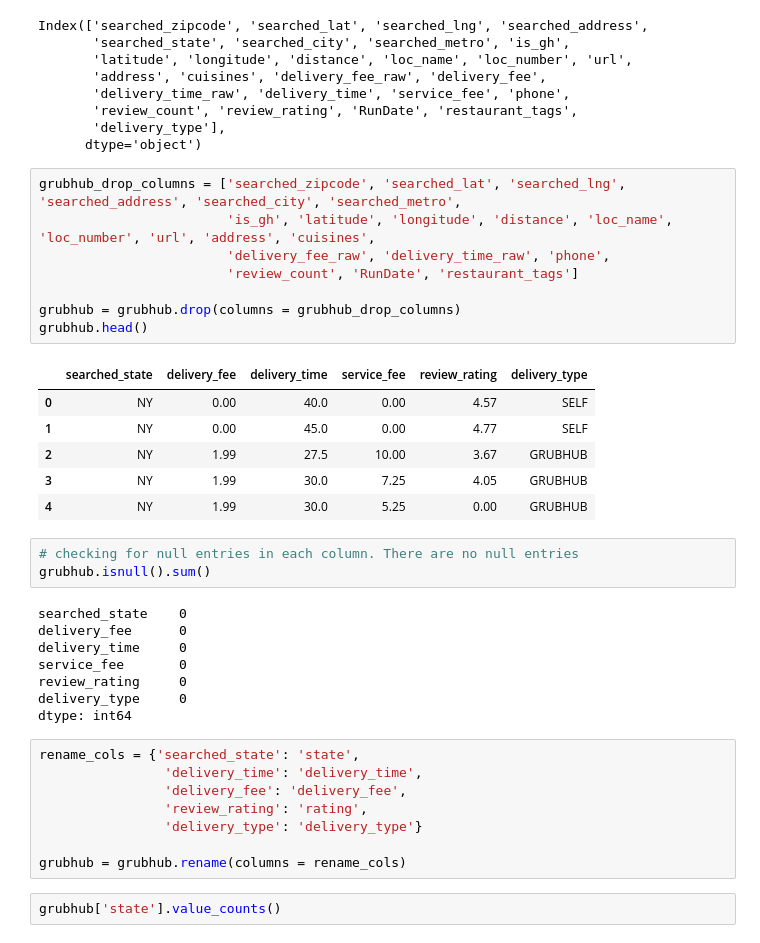
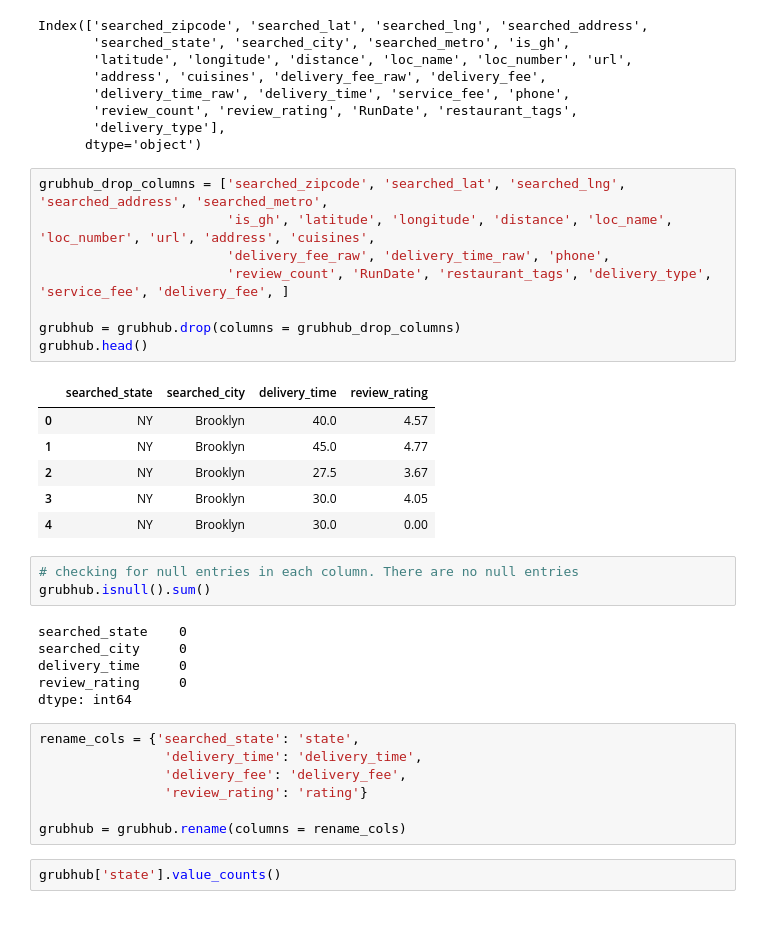
Before and after one commit to COGS108/Group111_WI26, a Jupyter notebook: 02-EDACheckpoint.ipynb, the cells around one changed output. Saved outputs shown, nothing was run; the diff lists cells and outputs as text.

Commit message:
Grubhub EDA

```diff
--- a/02-EDACheckpoint.ipynb
+++ b/02-EDACheckpoint.ipynb
@@ -123,37 +134,34 @@ Index(['searched_zipcode', 'searched_lat', 'searched_lng', 'searched_address',
        'delivery_type'],
       dtype='object')
 # %%
-grubhub_drop_columns = ['searched_zipcode', 'searched_lat', 'searched_lng', 'searched_address', 'searched_city', 'searched_metro',
+grubhub_drop_columns = ['searched_zipcode', 'searched_lat', 'searched_lng', 'searched_address', 'searched_metro',
                         'is_gh', 'latitude', 'longitude', 'distance', 'loc_name', 'loc_number', 'url', 'address', 'cuisines',
                         'delivery_fee_raw', 'delivery_time_raw', 'phone',
-                        'review_count', 'RunDate', 'restaurant_tags']
+                        'review_count', 'RunDate', 'restaurant_tags', 'delivery_type', 'service_fee', 'delivery_fee', ]
 
 grubhub = grubhub.drop(columns = grubhub_drop_columns)
 grubhub.head()
 # %% [output]
-|  | searched_state | delivery_fee | delivery_time | service_fee | review_rating | delivery_type |
-| 0 | NY | 0.00 | 40.0 | 0.00 | 4.57 | SELF |
-| 1 | NY | 0.00 | 45.0 | 0.00 | 4.77 | SELF |
-| 2 | NY | 1.99 | 27.5 | 10.00 | 3.67 | GRUBHUB |
-| 3 | NY | 1.99 | 30.0 | 7.25 | 4.05 | GRUBHUB |
-| 4 | NY | 1.99 | 30.0 | 5.25 | 0.00 | GRUBHUB |
+|  | searched_state | searched_city | delivery_time | review_rating |
+| 0 | NY | Brooklyn | 40.0 | 4.57 |
+| 1 | NY | Brooklyn | 45.0 | 4.77 |
+| 2 | NY | Brooklyn | 27.5 | 3.67 |
+| 3 | NY | Brooklyn | 30.0 | 4.05 |
+| 4 | NY | Brooklyn | 30.0 | 0.00 |
 # %%
 # checking for null entries in each column. There are no null entries
 grubhub.isnull().sum()
 # %% [output]
 searched_state    0
-delivery_fee      0
+searched_city     0
 delivery_time     0
-service_fee       0
 review_rating     0
-delivery_type     0
 dtype: int64
 # %%
 rename_cols = {'searched_state': 'state',
                 'delivery_time': 'delivery_time',
                 'delivery_fee': 'delivery_fee',
-                'review_rating': 'rating',
-                'delivery_type': 'delivery_type'}
+                'review_rating': 'rating'}
 
 grubhub = grubhub.rename(columns = rename_cols)
 # %%
```
Also changed, not shown: parts of 8 cells of this notebook.
